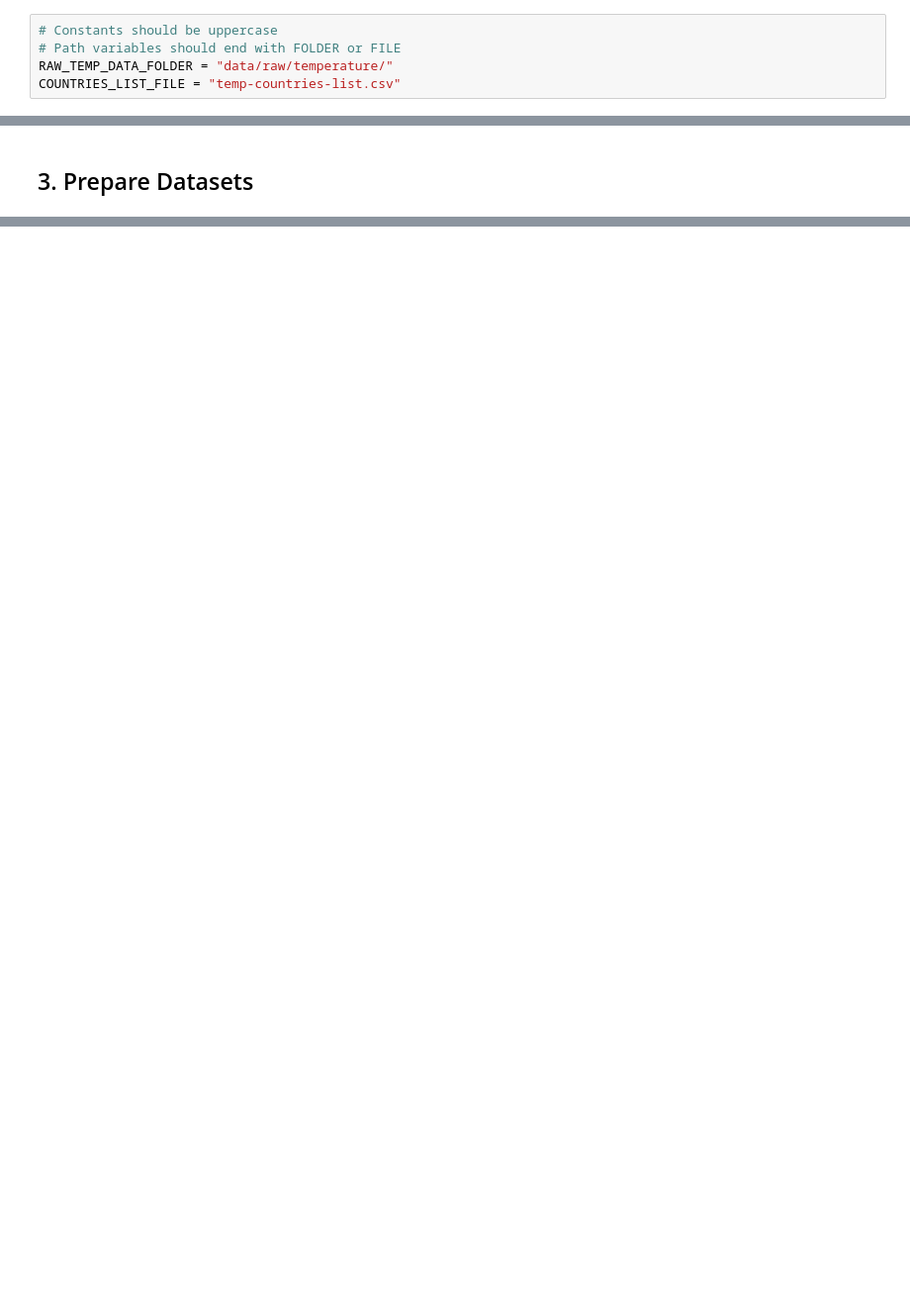
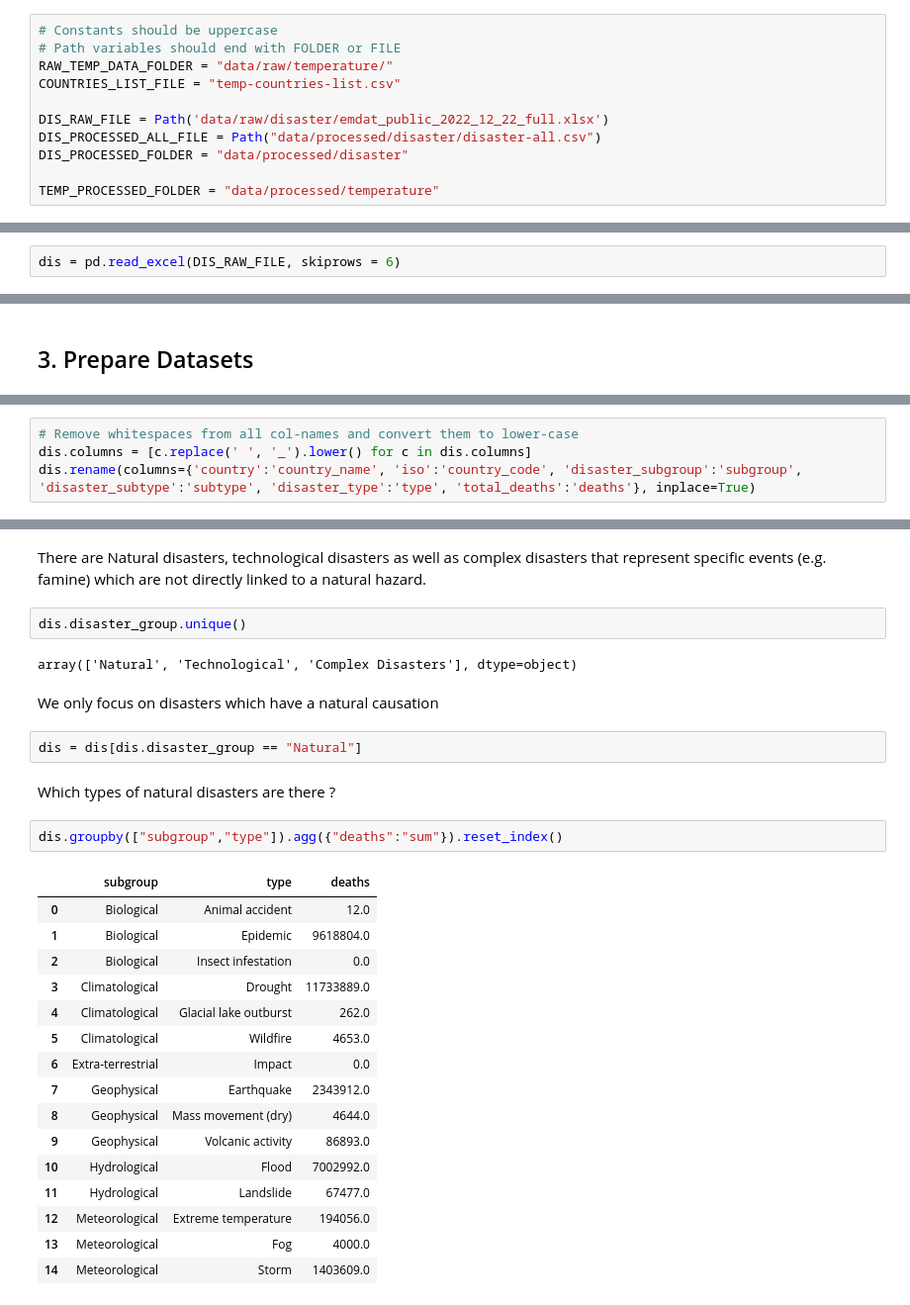
Before and after one commit to lukiwieser/natural-disasters-and-climate-change, a Jupyter notebook: main.ipynb, the cells around one changed output, grey strips where cells are left out. Shown at 99% size. Drawn from its saved outputs; the diff is of its cells as text; blank space fills up the shorter version.

Commit message:
Merge disaster-preprocessing into main-notebook

```diff
--- a/main.ipynb
+++ b/main.ipynb
@@ -43,3 +44,9 @@ import requests
 # Path variables should end with FOLDER or FILE
 RAW_TEMP_DATA_FOLDER = "data/raw/temperature/"
 COUNTRIES_LIST_FILE = "temp-countries-list.csv"
+
+DIS_RAW_FILE = Path('data/raw/disaster/emdat_public_2022_12_22_full.xlsx')
+DIS_PROCESSED_ALL_FILE = Path("data/processed/disaster/disaster-all.csv")
+DIS_PROCESSED_FOLDER = "data/processed/disaster"
+
+TEMP_PROCESSED_FOLDER = "data/processed/temperature"
@@ -90,6 +103,8 @@ population_by_region = pd.read_excel('data/raw/population/gapminder-population-v
 
 un_country_codes = pd.read_csv("data/raw/country-codes/un-country-codes.csv", sep=";")
 cia_country_codes = pd.read_csv("data/raw/country-codes/cia-country-codes.csv", sep="\t")
+# %%
+dis = pd.read_excel(DIS_RAW_FILE, skiprows = 6)
 # %% [markdown]
 Preprocess CIA dataset (since it is a bit messy)
 # %%
@@ -370,0 +418,4 @@ Maybe separate heading?
+# %%
+# Remove whitespaces from all col-names and convert them to lower-case
+dis.columns = [c.replace(' ', '_').lower() for c in dis.columns]
+dis.rename(columns={'country':'country_name', 'iso':'country_code', 'disaster_subgroup':'subgroup', 'disaster_subtype':'subtype', 'disaster_type':'type', 'total_deaths':'deaths'}, inplace=True)
@@ -370,0 +428,31 @@ Maybe separate heading?
+# %% [markdown]
+There are Natural disasters, technological disasters as well as complex disasters that represent specific events (e.g. famine) which are not directly linked to a natural hazard.
+# %%
+dis.disaster_group.unique()
+# %% [output]
+array(['Natural', 'Technological', 'Complex Disasters'], dtype=object)
+# %% [markdown]
+We only focus on disasters which have a natural causation
+# %%
+dis = dis[dis.disaster_group == "Natural"]
+# %% [markdown]
+Which types of natural disasters are there ?
+# %%
+dis.groupby(["subgroup","type"]).agg({"deaths":"sum"}).reset_index()
+# %% [output]
+|  | subgroup | type | deaths |
+| 0 | Biological | Animal accident | 12.0 |
+| 1 | Biological | Epidemic | 9618804.0 |
+| 2 | Biological | Insect infestation | 0.0 |
+| 3 | Climatological | Drought | 11733889.0 |
+| 4 | Climatological | Glacial lake outburst | 262.0 |
+| 5 | Climatological | Wildfire | 4653.0 |
+| 6 | Extra-terrestrial | Impact | 0.0 |
+| 7 | Geophysical | Earthquake | 2343912.0 |
+| 8 | Geophysical | Mass movement (dry) | 4644.0 |
+| 9 | Geophysical | Volcanic activity | 86893.0 |
+| 10 | Hydrological | Flood | 7002992.0 |
+| 11 | Hydrological | Landslide | 67477.0 |
+| 12 | Meteorological | Extreme temperature | 194056.0 |
+| 13 | Meteorological | Fog | 4000.0 |
+| 14 | Meteorological | Storm | 1403609.0 |
```
Also changed, not shown: parts of 56 cells of this notebook, 1 other file.
